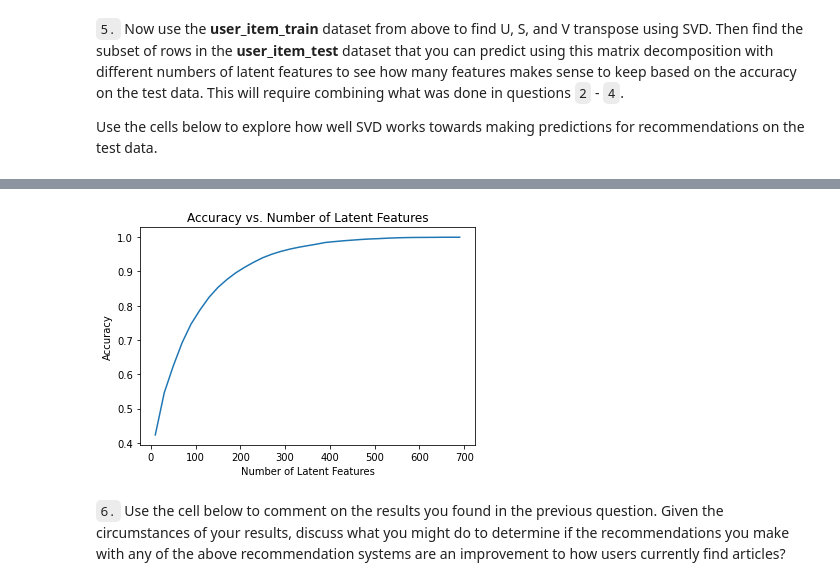
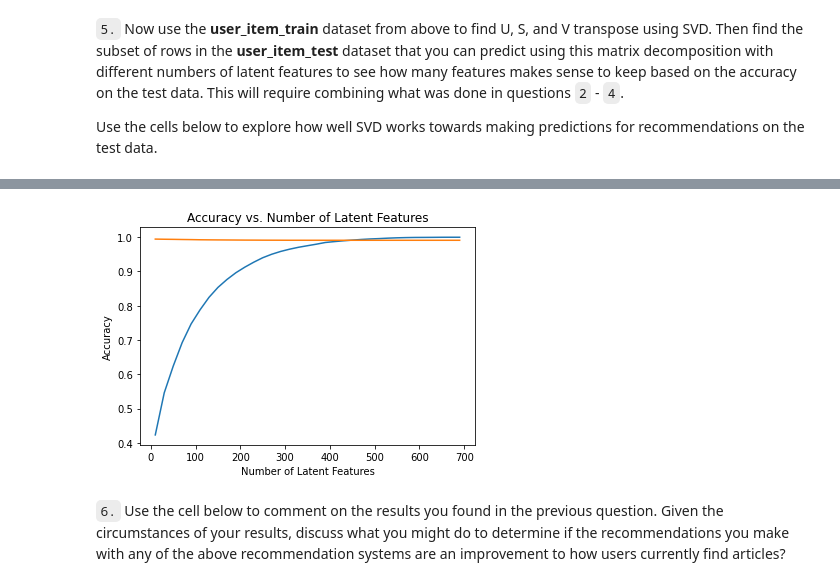
Before and after one commit to GregoryMarchesan/ibm-recomendations, a Jupyter notebook: Recommendations_with_IBM.ipynb, the cells around one changed output, grey strips where cells are left out. Drawn from its saved outputs; the diff is of its cells as text; code cells hidden in the pictures.

```diff
--- a/Recommendations_with_IBM.ipynb
+++ b/Recommendations_with_IBM.ipynb
@@ -872,0 +674,6 @@ u_train, s_train, vt_train = np.linalg.svd(user_item_train) # fit svd similar to
+# %%
+test_indexes = list(user_item_train[user_item_train.index.isin(test_idx)].index)
+test_articles = user_item_train.columns.isin(test_arts)
+
+user_item_test = user_item_test.loc[test_indexes]
+user_item_test.head()
@@ -873,31 +689,45 @@ u_train, s_train, vt_train = np.linalg.svd(user_item_train) # fit svd similar to
+# %%
+u_test = u_train[[x - 1 for x in test_indexes], :]
+vt_test = vt_train[:, test_articles]
 # %%
 # Use these cells to see how well you can use the training
 # decomposition to predict on test data
 
 num_latent_feats = np.arange(10,700+10,20)
-sum_errs = []
+sum_errs_train = []
+sum_errs_test = []
 
 for k in num_latent_feats:
     # restructure with k latent features
-    s_new, u_new, vt_new = np.diag(s_train[:k]), u_train[:, :k], vt_train[:k, :]
+    s_train_lat, u_train_lat, vt_train_lat = np.diag(s_train[:k]), u_train[:, :k], vt_train[:k, :]
+    u_test_lat, vt_test_lat = u_test[:, :k], vt_test[:k, :]
 
     # take dot product
-    user_item_est = np.around(np.dot(np.dot(u_new, s_new), vt_new))
+    train_pred = np.around(np.dot(np.dot(u_train_lat, s_train_lat), vt_train_lat))
+    test_pred = np.around(np.dot(np.dot(u_test_lat, s_train_lat), vt_test_lat))
 
     # compute error for each prediction to actual value
-    diffs = np.subtract(user_item_train, user_item_est)
+    diffs_train = np.subtract(user_item_train, train_pred)
 
     # total errors and keep track of them
-    err = np.sum(np.sum(np.abs(diffs)))
-    sum_errs.append(err)
+    err_train = np.sum(np.sum(np.abs(diffs_train)))
+    sum_errs_train.append(err_train)
+
+    # compute error for each prediction to actual value
+    diffs_test = np.subtract(user_item_test, test_pred)
+
+    # total errors and keep track of them
+    err_test = np.sum(np.sum(np.abs(diffs_test)))
+    sum_errs_test.append(err_test)
 
 
-plt.plot(num_latent_feats, 1 - np.array(sum_errs)/df.shape[0]);
+plt.plot(num_latent_feats, 1 - np.array(sum_errs_train)/df.shape[0])
+plt.plot(num_latent_feats, 1 - np.array(sum_errs_test)/df.shape[0])
 plt.xlabel('Number of Latent Features');
 plt.ylabel('Accuracy');
 plt.title('Accuracy vs. Number of Latent Features');
 # %% [output]
-[figure, old version]
+[figure, new version]
 # %% [markdown]
 `6.` Use the cell below to comment on the results you found in the previous question. Given the circumstances of your results, discuss what you might do to determine if the recommendations you make with any of the above recommendation systems are an improvement to how users currently find articles?
 # %% [markdown]
```
Also changed, not shown: parts of 33 cells of this notebook.
